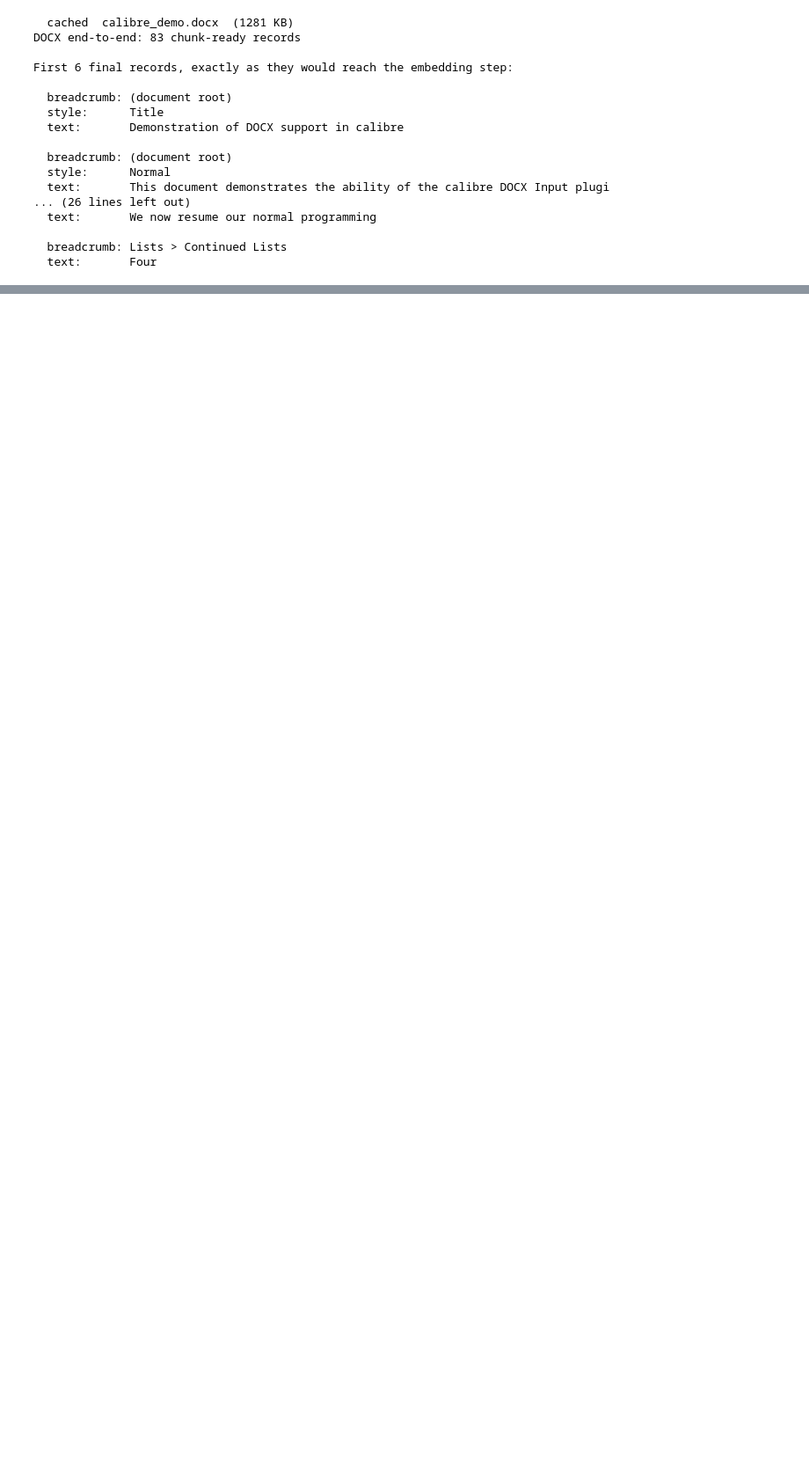
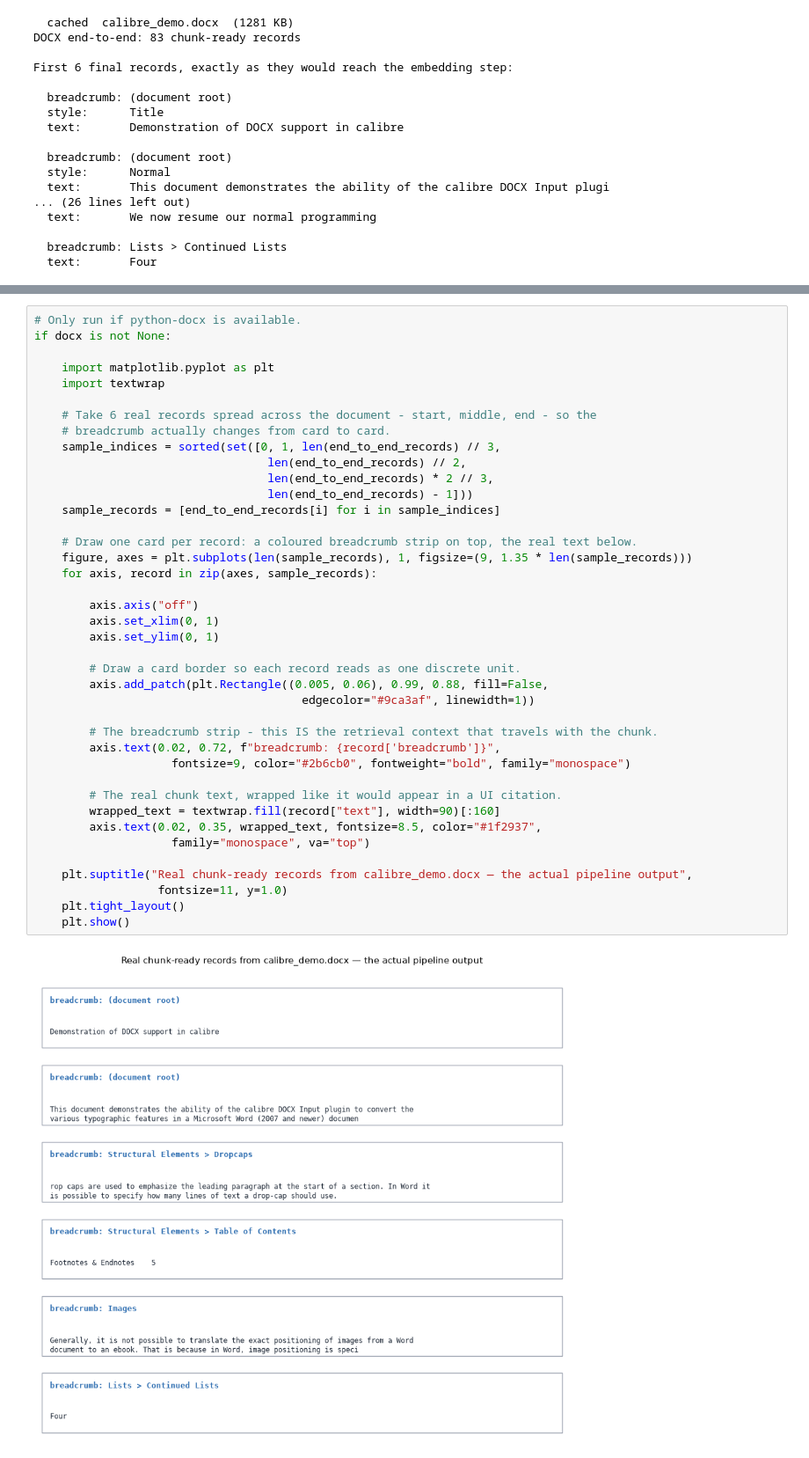
Before and after one commit to ajay-nikumbh/RAG, a Jupyter notebook: 02. Documents data sources ingestion/2d. DOCX HTML and markdown/2d. DOCX HTML and markdown.ipynb, the cells around one changed output, grey strips where cells are left out. Shown at 88% size. Drawn from its saved outputs; the diff is of its cells as text; blank space fills up the shorter version.

Commit message:
2d: render end-to-end pipeline output as real card images, not just text

```diff
--- a/02. Documents data sources ingestion/2d. DOCX HTML and markdown/2d. DOCX HTML and markdown.ipynb
+++ b/02. Documents data sources ingestion/2d. DOCX HTML and markdown/2d. DOCX HTML and markdown.ipynb
@@ -936,2 +942,44 @@ First 6 final records, exactly as they would reach the embedding step:
+# %%
+# Only run if python-docx is available.
+if docx is not None:
+
+    import matplotlib.pyplot as plt
+    import textwrap
+
+    # Take 6 real records spread across the document - start, middle, end - so the
+    # breadcrumb actually changes from card to card.
+    sample_indices = sorted(set([0, 1, len(end_to_end_records) // 3,
+                                  len(end_to_end_records) // 2,
+                                  len(end_to_end_records) * 2 // 3,
+                                  len(end_to_end_records) - 1]))
+    sample_records = [end_to_end_records[i] for i in sample_indices]
+
+    # Draw one card per record: a coloured breadcrumb strip on top, the real text below.
+    figure, axes = plt.subplots(len(sample_records), 1, figsize=(9, 1.35 * len(sample_records)))
+    for axis, record in zip(axes, sample_records):
+
+        axis.axis("off")
+        axis.set_xlim(0, 1)
+        axis.set_ylim(0, 1)
+
+        # Draw a card border so each record reads as one discrete unit.
+        axis.add_patch(plt.Rectangle((0.005, 0.06), 0.99, 0.88, fill=False,
+                                       edgecolor="#9ca3af", linewidth=1))
+
+        # The breadcrumb strip - this IS the retrieval context that travels with the chunk.
+        axis.text(0.02, 0.72, f"breadcrumb: {record['breadcrumb']}",
+                    fontsize=9, color="#2b6cb0", fontweight="bold", family="monospace")
+
+        # The real chunk text, wrapped like it would appear in a UI citation.
+        wrapped_text = textwrap.fill(record["text"], width=90)[:160]
+        axis.text(0.02, 0.35, wrapped_text, fontsize=8.5, color="#1f2937",
+                    family="monospace", va="top")
+
+    plt.suptitle("Real chunk-ready records from calibre_demo.docx — the actual pipeline output",
+                  fontsize=11, y=1.0)
+    plt.tight_layout()
+    plt.show()
+# %% [output]
+[figure, added]
 # %% [markdown]
 **That is the whole DOCX pipeline on one real file, output included** — from a `.docx` on
```
Also changed, not shown: parts of 5 cells of this notebook.
